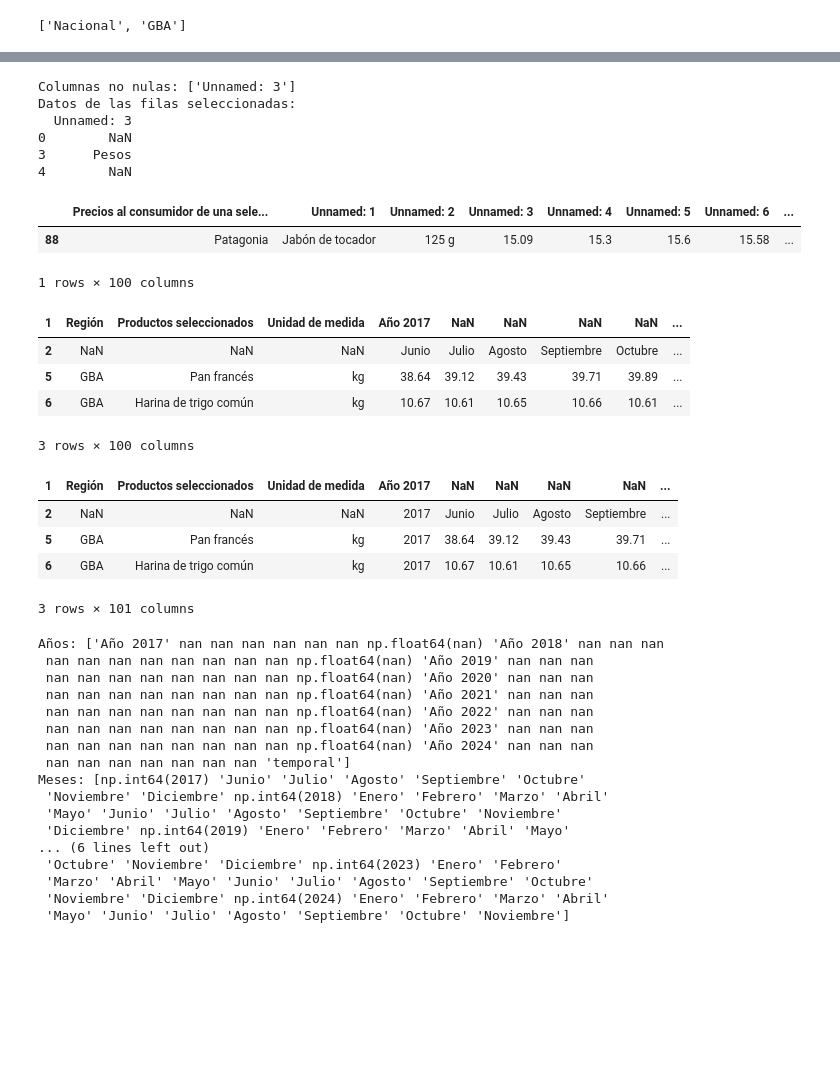
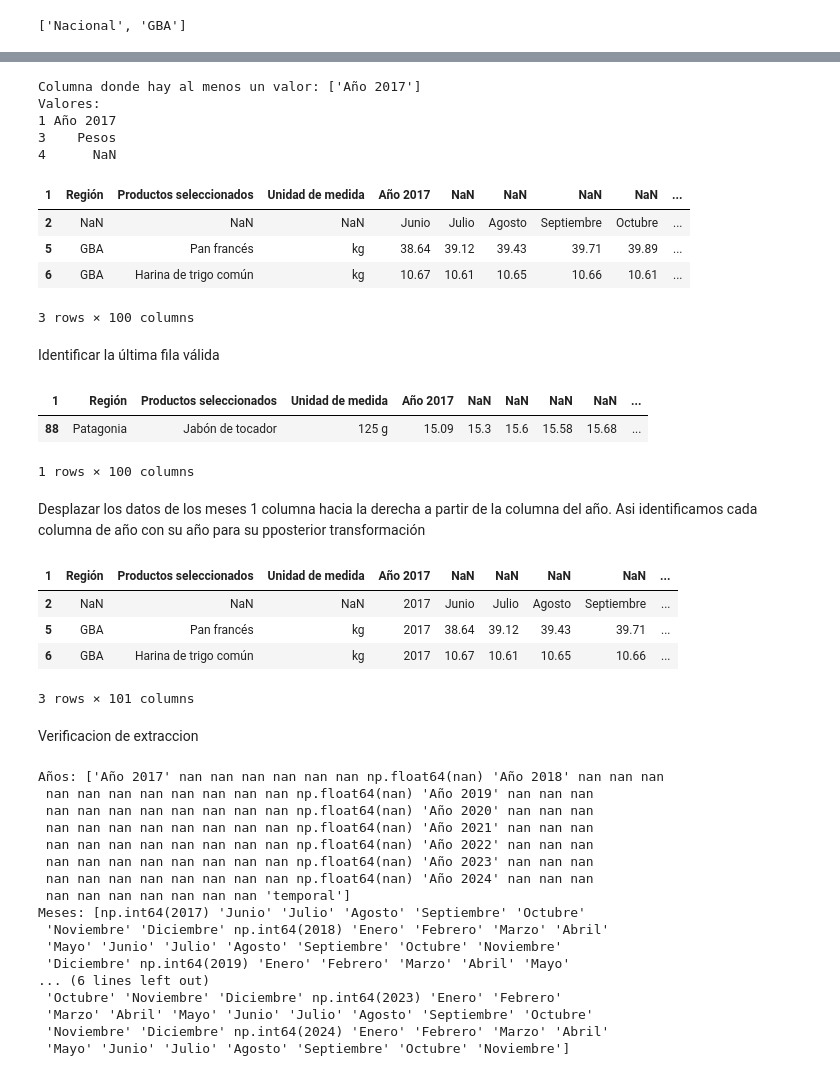
Before and after one commit to mauricioarcez/Scraping-INDEC-IPC, a Jupyter notebook: explicacion.ipynb, the cells around one changed output, grey strips where cells are left out. Saved outputs shown, nothing was run; the diff lists cells and outputs as text; code cells hidden in the pictures; blank space fills up the shorter version.

```diff
--- a/explicacion.ipynb
+++ b/explicacion.ipynb
@@ -53,6 +140,6 @@ comienzo
 # %%
 # Selecciona las filas 3 y 4
-filas_seleccionadas = nacional.iloc[[0,3,4]]
+filas_seleccionadas = nacional.iloc[[1,2]]
 
 # Identifica las columnas no nulas (en al menos una de las filas seleccionadas)
 columnas_no_nulas = filas_seleccionadas.columns[filas_seleccionadas.notnull().any()]
@@ -60,35 +147,41 @@ columnas_no_nulas = filas_seleccionadas.columns[filas_seleccionadas.notnull().an
 # Filtra solo las columnas no nulas
 resultado = filas_seleccionadas[columnas_no_nulas]
 
-print("Columnas no nulas:", columnas_no_nulas.tolist())
-print("Datos de las filas seleccionadas:")
+print("Columna donde hay al menos un valor:", columnas_no_nulas.tolist())
+print("Valores:")
 print(resultado)
+
+# Elimina las filas 3 y 4 del DataFrame original
+nacional = nacional.drop(index=[3, 4])
+nacional.head(3)
 # %% [output]
-Columnas no nulas: ['Unnamed: 3']
-Datos de las filas seleccionadas:
-  Unnamed: 3
-0        NaN
-3      Pesos
-4        NaN
+Columna donde hay al menos un valor: ['Año 2017']
+Valores:
+1 Año 2017
+3    Pesos
+4      NaN
+| 1 | Región | Productos seleccionados | Unidad de medida | Año 2017 | NaN | NaN | NaN | NaN | ... |
+| 2 | NaN | NaN | NaN | Junio | Julio | Agosto | Septiembre | Octubre | ... |
+| 5 | GBA | Pan francés | kg | 38.64 | 39.12 | 39.43 | 39.71 | 39.89 | ... |
+| 6 | GBA | Harina de trigo común | kg | 10.67 | 10.61 | 10.65 | 10.66 | 10.61 | ... |
+3 rows × 100 columns
-# %%
-# LLamar solo las filas necesarias
-nacional = nacional.iloc[:89]
-nacional.tail(1) # Ver si abarca la ultilma fila.
-# %% [output]
-|  | Precios al consumidor de una sele... | Unnamed: 1 | Unnamed: 2 | Unnamed: 3 | Unnamed: 4 | Unnamed: 5 | Unnamed: 6 | ... |
-| 88 | Patagonia | Jabón de tocador | 125 g | 15.09 | 15.3 | 15.6 | 15.58 | ... |
-1 rows × 100 columns
-# %%
-# Elimina las filas 0, 3 y 4 del DataFrame original
-nacional = nacional.drop(index=[0,3, 4])
-# La primera fila como columnas.
-nacional.columns = nacional.iloc[0]
-nacional = nacional[1:] # Quitar la pprimera fila, ya que ahora es columna
-nacional.head(3)
-# %% [output]
-| 1 | Región | Productos seleccionados | Unidad de medida | Año 2017 | NaN | NaN | NaN | NaN | ... |
-| 2 | NaN | NaN | NaN | Junio | Julio | Agosto | Septiembre | Octubre | ... |
-| 5 | GBA | Pan francés | kg | 38.64 | 39.12 | 39.43 | 39.71 | 39.89 | ... |
-| 6 | GBA | Harina de trigo común | kg | 10.67 | 10.61 | 10.65 | 10.66 | 10.61 | ... |
-3 rows × 100 columns
+# %% [markdown]
+Identificar la última fila válida
+# %%
+# Lista de regiones válidas
+regiones_validas = ['GBA', 'Pampeana', 'Noreste', 'Noroeste', 'Cuyo', 'Patagonia']
+
+# La última fila que contenga una región válida en la columna "Región"
+ultima_fila_valida = nacional[nacional["Región"].isin(regiones_validas)].index[-1]
+
+# Filtrar el DataFrame hasta la última fila válida
+nacional = nacional.loc[:ultima_fila_valida]
+
+nacional.tail(1)
+# %% [output]
+| 1 | Región | Productos seleccionados | Unidad de medida | Año 2017 | NaN | NaN | NaN | NaN | ... |
+| 88 | Patagonia | Jabón de tocador | 125 g | 15.09 | 15.3 | 15.6 | 15.58 | 15.68 | ... |
+1 rows × 100 columns
+# %% [markdown]
+Desplazar los datos de los meses 1 columna hacia la derecha a partir de la columna del año. Asi identificamos cada columna de año con su año para su pposterior transformación
 # %%
@@ -111,6 +205,8 @@ nacional.head(3)
 | 5 | GBA | Pan francés | kg | 2017 | 38.64 | 39.12 | 39.43 | 39.71 | ... |
 | 6 | GBA | Harina de trigo común | kg | 2017 | 10.67 | 10.61 | 10.65 | 10.66 | ... |
 3 rows × 101 columns
+# %% [markdown]
+Verificacion de extraccion
 # %%
 # Extraer los años de las cabeceras de las columnas
 years = nacional.columns[3:].values  # A partir de la cuarta columna
```
Also changed, not shown: parts of 24 cells of this notebook, 1 other file.
